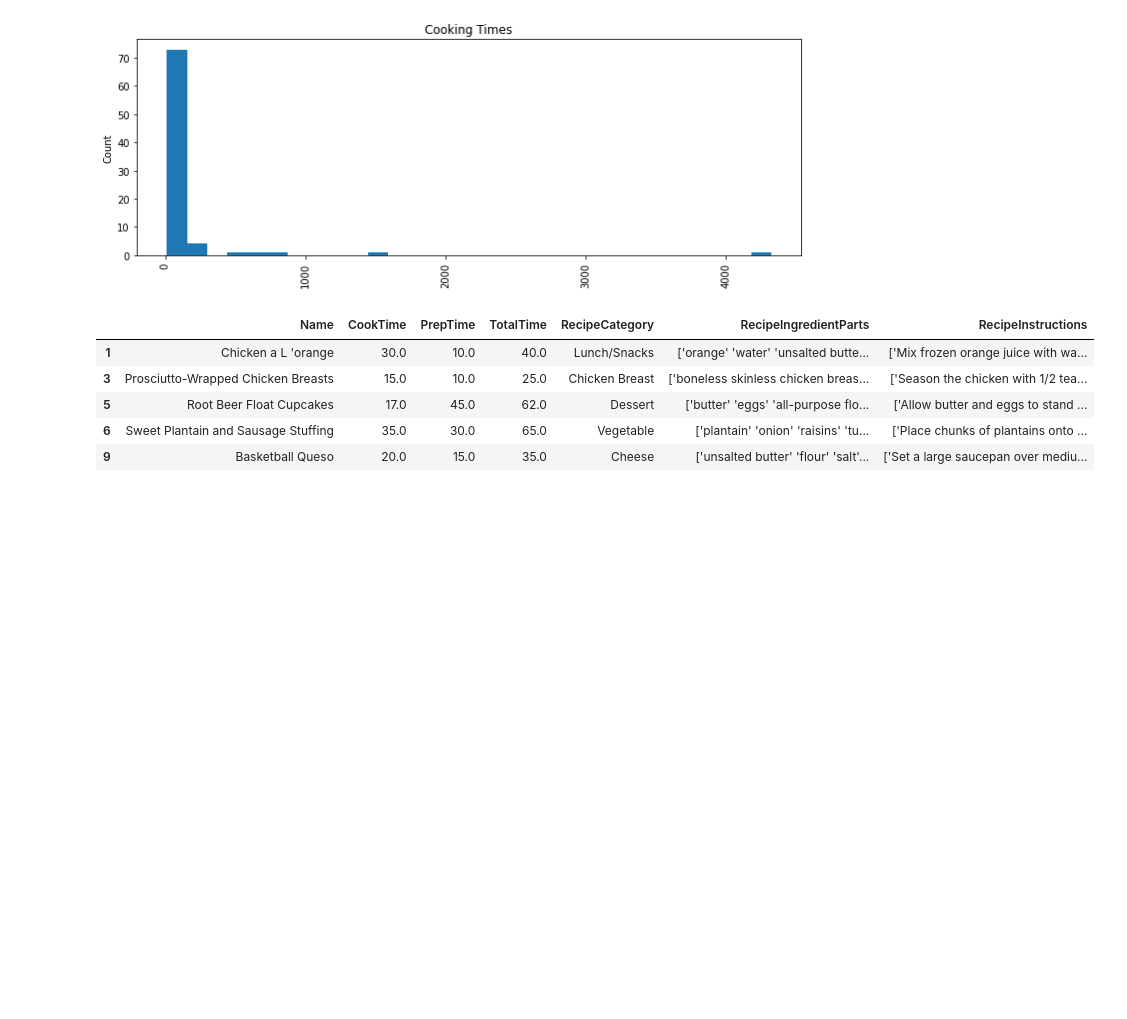
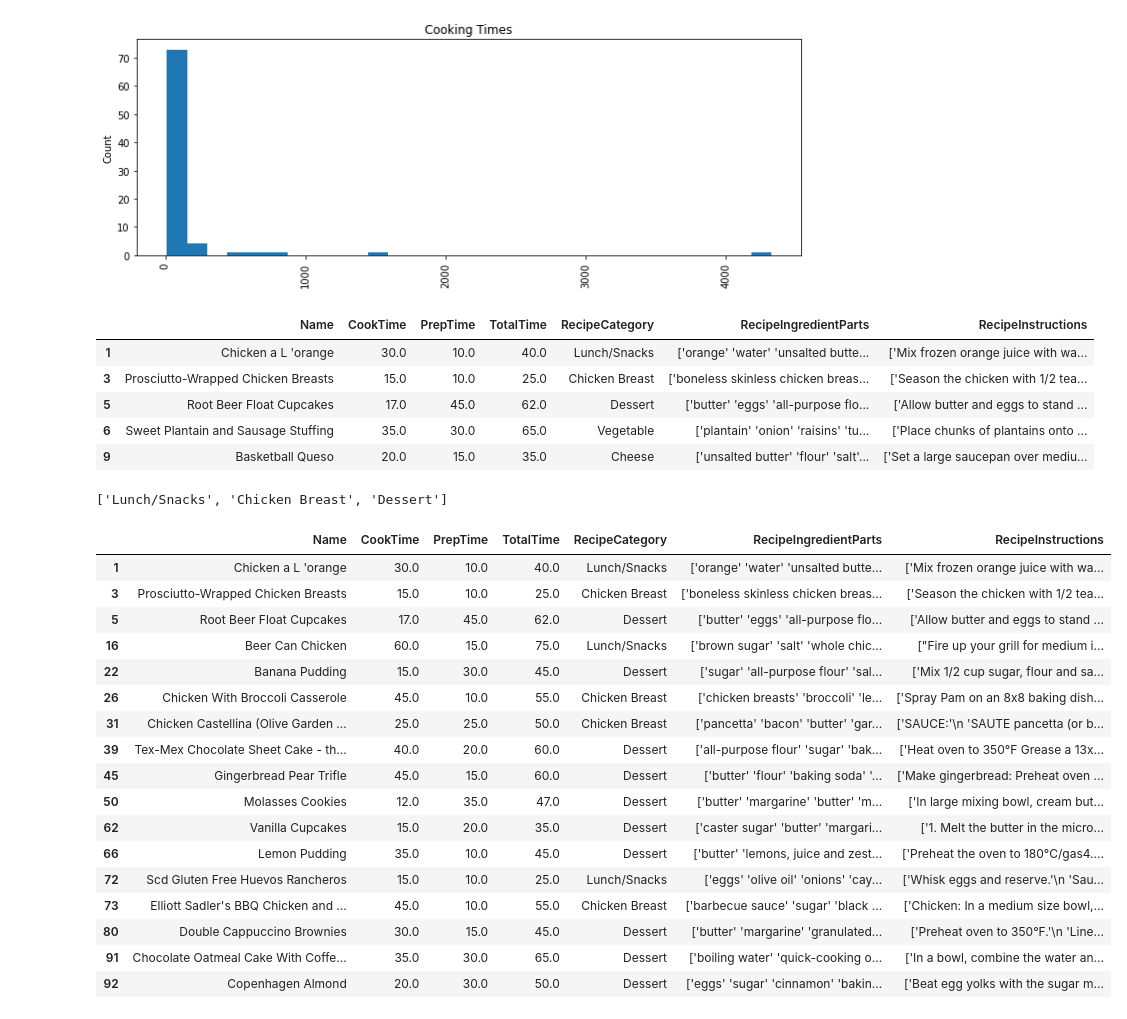
Before and after one commit to rgkalden/recipepal-app, a Jupyter notebook: explore.ipynb, the cells around one changed output. Saved outputs shown, nothing was run; the diff lists cells and outputs as text; code cells hidden in the pictures; blank space fills up the shorter version.

Commit message:
Add category multiselect

```diff
--- a/explore.ipynb
+++ b/explore.ipynb
@@ -82,3 +82,30 @@ filteredData.head()
 | 5 | Root Beer Float Cupcakes | 17.0 | 45.0 | 62.0 | Dessert | ['butter' 'eggs' 'all-purpose flo... | ['Allow butter and eggs to stand ... |
 | 6 | Sweet Plantain and Sausage Stuffing | 35.0 | 30.0 | 65.0 | Vegetable | ['plantain' 'onion' 'raisins' 'tu... | ['Place chunks of plantains onto ... |
 | 9 | Basketball Queso | 20.0 | 15.0 | 35.0 | Cheese | ['unsalted butter' 'flour' 'salt'... | ['Set a large saucepan over mediu... |
+# %%
+recipeCategories = filteredData['RecipeCategory'].unique().tolist()
+# %%
+selection = recipeCategories[:3]
+print(selection)
+
+filteredData[filteredData['RecipeCategory'].isin(selection)]
+# %% [output]
+['Lunch/Snacks', 'Chicken Breast', 'Dessert']
+|  | Name | CookTime | PrepTime | TotalTime | RecipeCategory | RecipeIngredientParts | RecipeInstructions |
+| 1 | Chicken a L 'orange | 30.0 | 10.0 | 40.0 | Lunch/Snacks | ['orange' 'water' 'unsalted butte... | ['Mix frozen orange juice with wa... |
+| 3 | Prosciutto-Wrapped Chicken Breasts | 15.0 | 10.0 | 25.0 | Chicken Breast | ['boneless skinless chicken breas... | ['Season the chicken with 1/2 tea... |
+| 5 | Root Beer Float Cupcakes | 17.0 | 45.0 | 62.0 | Dessert | ['butter' 'eggs' 'all-purpose flo... | ['Allow butter and eggs to stand ... |
+| 16 | Beer Can Chicken | 60.0 | 15.0 | 75.0 | Lunch/Snacks | ['brown sugar' 'salt' 'whole chic... | ["Fire up your grill for medium i... |
+| 22 | Banana Pudding | 15.0 | 30.0 | 45.0 | Dessert | ['sugar' 'all-purpose flour' 'sal... | ['Mix 1/2 cup sugar, flour and sa... |
+| 26 | Chicken With Broccoli Casserole | 45.0 | 10.0 | 55.0 | Chicken Breast | ['chicken breasts' 'broccoli' 'le... | ['Spray Pam on an 8x8 baking dish... |
+| 31 | Chicken Castellina (Olive Garden ... | 25.0 | 25.0 | 50.0 | Chicken Breast | ['pancetta' 'bacon' 'butter' 'gar... | ['SAUCE:'\n 'SAUTE pancetta (or b... |
+| 39 | Tex-Mex Chocolate Sheet Cake - th... | 40.0 | 20.0 | 60.0 | Dessert | ['all-purpose flour' 'sugar' 'bak... | ['Heat oven to 350°F Grease a 13x... |
+| 45 | Gingerbread Pear Trifle | 45.0 | 15.0 | 60.0 | Dessert | ['butter' 'flour' 'baking soda' '... | ['Make gingerbread: Preheat oven ... |
+| 50 | Molasses Cookies | 12.0 | 35.0 | 47.0 | Dessert | ['butter' 'margarine' 'butter' 'm... | ['In large mixing bowl, cream but... |
+| 62 | Vanilla Cupcakes | 15.0 | 20.0 | 35.0 | Dessert | ['caster sugar' 'butter' 'margari... | ['1. Melt the butter in the micro... |
+| 66 | Lemon Pudding | 35.0 | 10.0 | 45.0 | Dessert | ['butter' 'lemons, juice and zest... | ['Preheat the oven to 180°C/gas4.... |
+| 72 | Scd Gluten Free Huevos Rancheros | 15.0 | 10.0 | 25.0 | Lunch/Snacks | ['eggs' 'olive oil' 'onions' 'cay... | ['Whisk eggs and reserve.'\n 'Sau... |
+| 73 | Elliott Sadler's BBQ Chicken and ... | 45.0 | 10.0 | 55.0 | Chicken Breast | ['barbecue sauce' 'sugar' 'black ... | ['Chicken: In a medium size bowl,... |
+| 80 | Double Cappuccino Brownies | 30.0 | 15.0 | 45.0 | Dessert | ['butter' 'margarine' 'granulated... | ['Preheat oven to 350°F.'\n 'Line... |
+| 91 | Chocolate Oatmeal Cake With Coffe... | 35.0 | 30.0 | 65.0 | Dessert | ['boiling water' 'quick-cooking o... | ['In a bowl, combine the water an... |
+| 92 | Copenhagen Almond | 20.0 | 30.0 | 50.0 | Dessert | ['eggs' 'sugar' 'cinnamon' 'bakin... | ['Beat egg yolks with the sugar m... |
```
Also changed, not shown: 1 other file.
